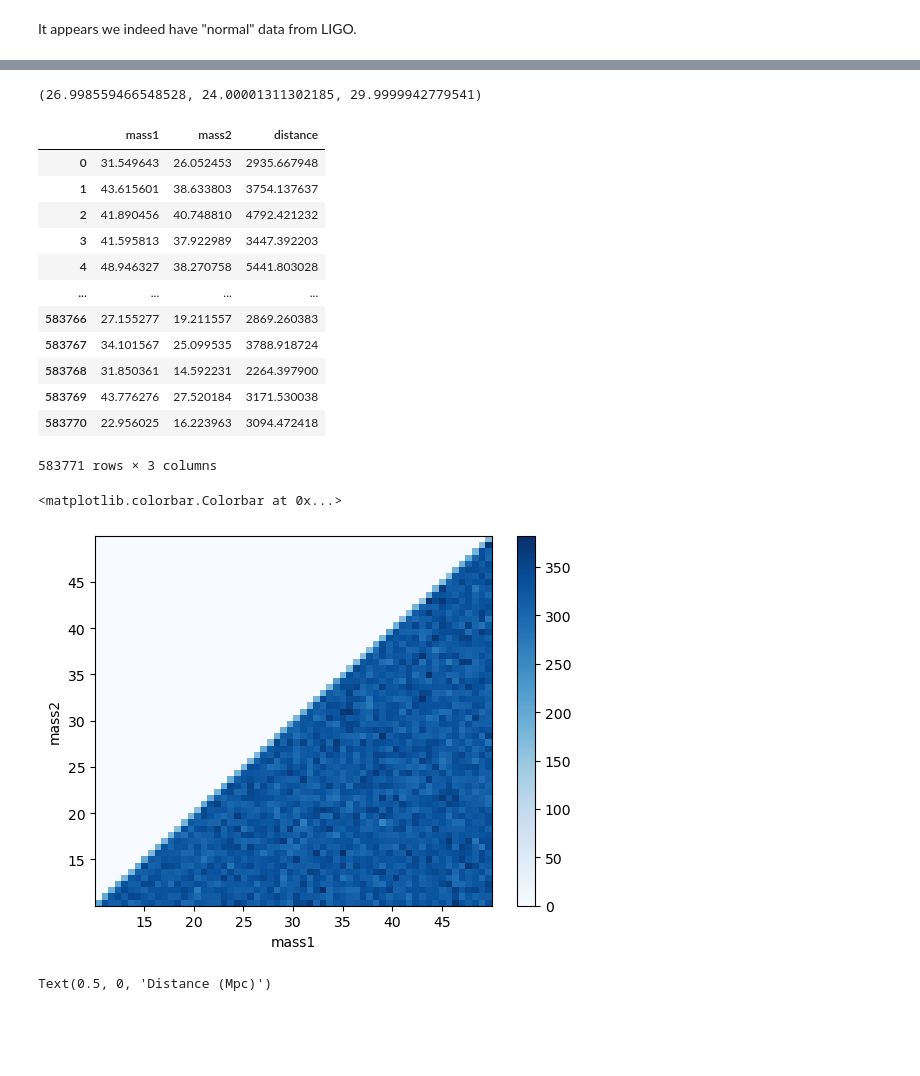
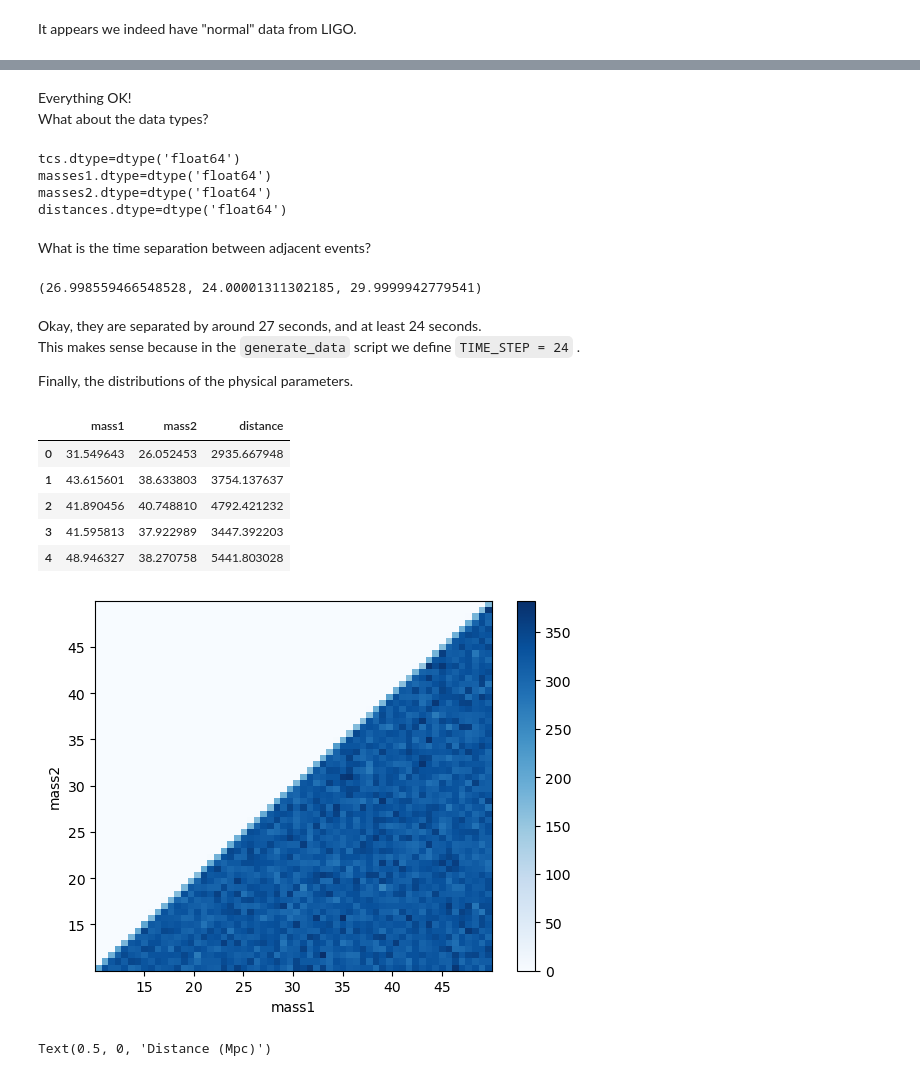
Before and after one commit to tttiago/ml-mock-data-challenge-1, a Jupyter notebook: dsets/dset_exploration.ipynb, the cells around one changed output, grey strips where cells are left out. Cells and saved outputs as stored; diff of their text form; code cells hidden in the pictures; blank space fills up the shorter version.

Commit message:
Explore injections file.

````diff
--- a/dsets/dset_exploration.ipynb
+++ b/dsets/dset_exploration.ipynb
@@ -195,22 +201,11 @@ It appears we indeed have "normal" data from LIGO.
 # %%
-with h5py.File('injections_nano.hdf', 'r') as f:
+with h5py.File(INJECTION_FILE, 'r') as f:
     # Print the keys at the root level of the file
     group_names = list(f.keys())
     print(f"{group_names=}")
 
-    # Print the attributes at the root level of the file
+    # Print the name of the attributes at the root level of the file
     file_attrs = list(f.attrs)
-    print(f"{file_attrs=}")
-    for key, value in f.attrs.items():
-        print(f"{key}: {value}")
-
-    # Access a group within the file
-    tcs = f["tc"][:]
-    print(f"{tcs.shape=}")
-    print(f"{tcs.dtype=}")
-
-    masses1 = f["mass1"][:]
-    masses2 = f["mass2"][:]
-    distances = f["distance"][:]
+    pprint(file_attrs)
 # %% [output]
 group_names=['chirp_distance', 'coa_phase', 'dec', 'distance', 'inclination', 'mass1', 'mass2', 'mchirp', 'polarization', 'q', 'ra', 'tc']
@@ -234,0 +229,6 @@ tcs.dtype=dtype('float64')
+# %%
+with h5py.File(INJECTION_FILE, 'r') as f:
+    group_names = list(f.keys())
+
+    for key, value in f.attrs.items():
+        print(f"{key}: {value}")
@@ -234,0 +265,6 @@ tcs.dtype=dtype('float64')
+# %%
+with h5py.File(INJECTION_FILE, 'r') as f:
+    tcs = f["tc"][:]
+    masses1 = f["mass1"][:]
+    masses2 = f["mass2"][:]
+    distances = f["distance"][:]
@@ -235,32 +280,44 @@ tcs.dtype=dtype('float64')
+# %% [markdown]
+Everything OK!
+What about the data types?
+# %%
+print(f"{tcs.dtype=}")
+print(f"{masses1.dtype=}")
+print(f"{masses2.dtype=}")
+print(f"{distances.dtype=}")
+# %% [output]
+tcs.dtype=dtype('float64')
+masses1.dtype=dtype('float64')
+masses2.dtype=dtype('float64')
+distances.dtype=dtype('float64')
+# %% [markdown]
+What is the time separation between adjacent events?
 # %%
 diffs = tcs[1:] - tcs[:-1]
 np.mean(diffs), np.min(diffs), np.max(diffs)
 # %% [output]
 (26.998559466548528, 24.00001311302185, 29.9999942779541)
+# %% [markdown]
+Okay, they are separated by around 27 seconds, and at least 24 seconds.
+This makes sense because in the `generate_data` script we define ```TIME_STEP = 24``` .
+
+Finally, the distributions of the physical parameters.
 # %%
 df = pd.DataFrame({"mass1": masses1, "mass2": masses2, "distance": distances})
-df
+df.head()
 # %% [output]
 |  | mass1 | mass2 | distance |
 | 0 | 31.549643 | 26.052453 | 2935.667948 |
 | 1 | 43.615601 | 38.633803 | 3754.137637 |
 | 2 | 41.890456 | 40.748810 | 4792.421232 |
 | 3 | 41.595813 | 37.922989 | 3447.392203 |
 | 4 | 48.946327 | 38.270758 | 5441.803028 |
-| ... | ... | ... | ... |
-| 583766 | 27.155277 | 19.211557 | 2869.260383 |
-| 583767 | 34.101567 | 25.099535 | 3788.918724 |
-| 583768 | 31.850361 | 14.592231 | 2264.397900 |
-| 583769 | 43.776276 | 27.520184 | 3171.530038 |
-| 583770 | 22.956025 | 16.223963 | 3094.472418 |
-583771 rows × 3 columns
 # %%
 h = plt.hist2d(masses1, masses2, bins=60, cmap='Blues')
 plt.xlabel('mass1')
 plt.ylabel('mass2')
 plt.colorbar(h[3]);
 # %% [output]
-<matplotlib.colorbar.Colorbar at 0x...>
 [figure]
 # %%
 plt.hist(distances, bins=20)
````
Also changed, not shown: parts of 10 cells of this notebook.
